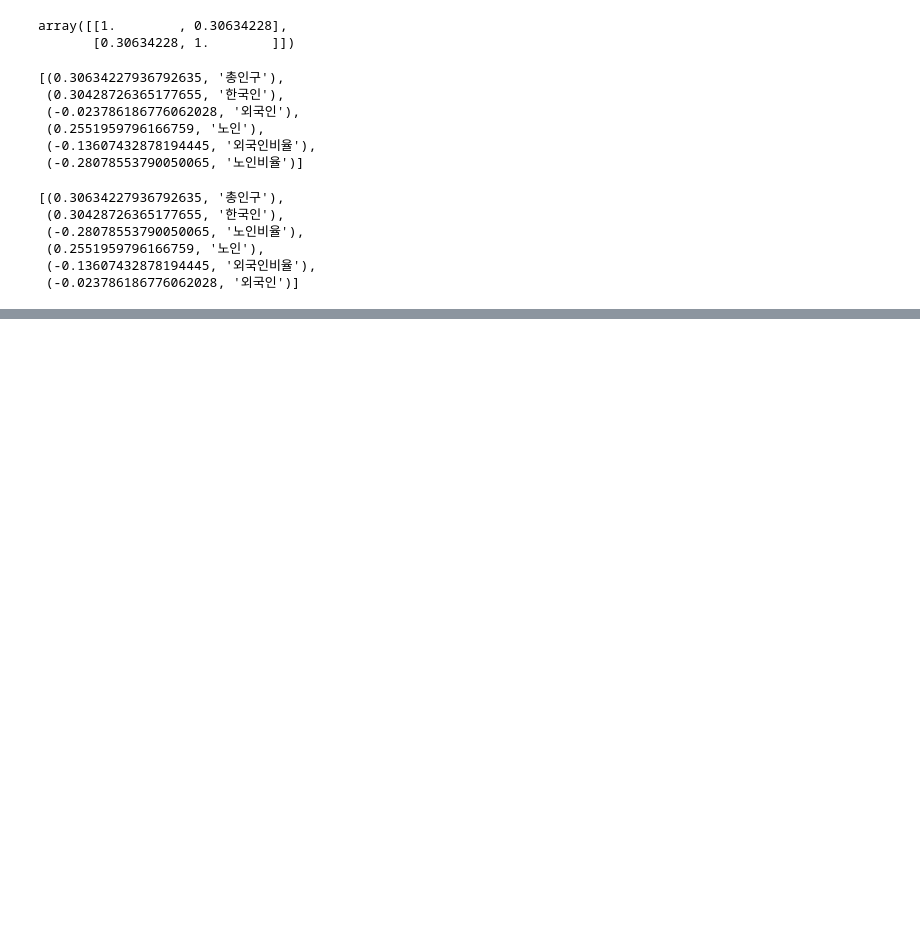
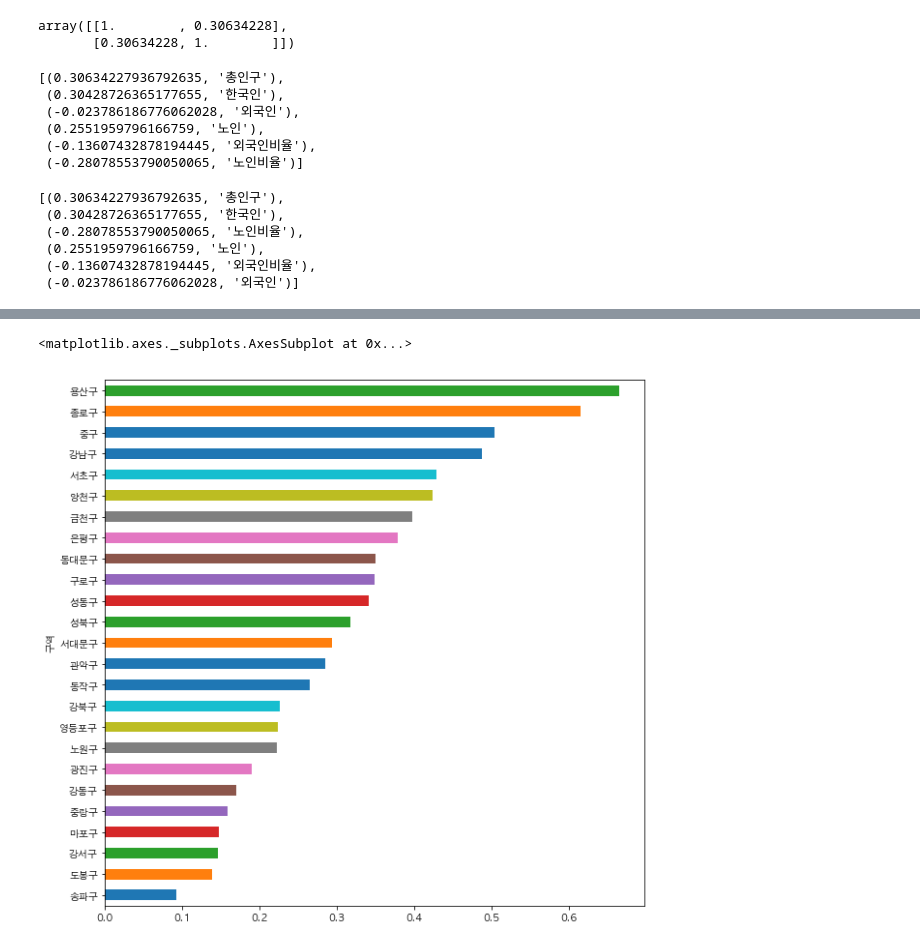
Before and after one commit to Choijongwoo/some_ipynbs, a Jupyter notebook: 1장.인구와 CCTV수.ipynb, the cells around one changed output, grey strips where cells are left out. Cells and saved outputs as stored; diff of their text form; code cells hidden in the pictures; blank space fills up the shorter version.

```diff
--- a/1장.인구와 CCTV수.ipynb
+++ b/1장.인구와 CCTV수.ipynb
@@ -239,0 +276,7 @@ x = np.corrcoef(result["소계"],result["총인구"])
+# %%
+result['CCTV비율'] = result['소계']/result['총인구']*100
+# %%
+result['CCTV비율'].sort_values().plot(kind = 'barh', figsize = (10,10))
+# %% [output]
+<matplotlib.axes._subplots.AxesSubplot at 0x...>
+[figure, added]
```
Also changed, not shown: parts of 13 cells of this notebook, 1 other file.
